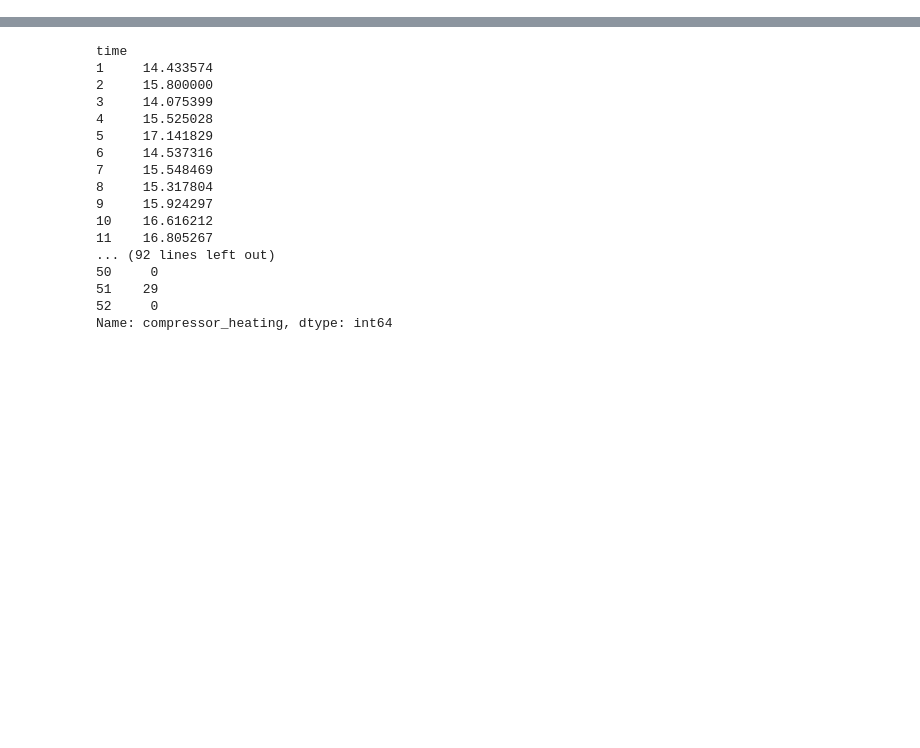
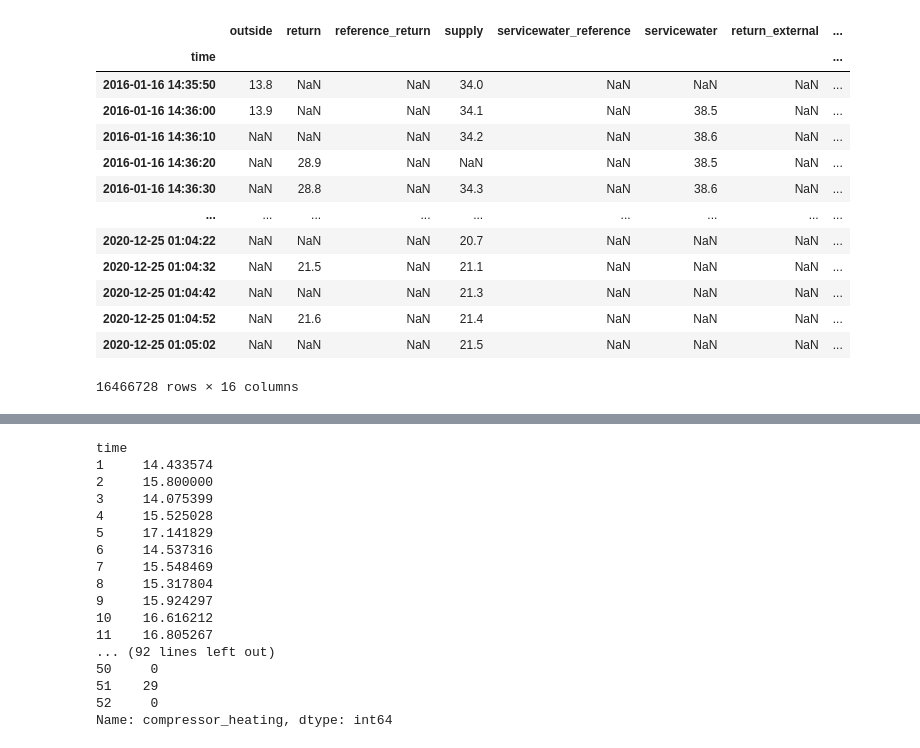
Before and after one commit to ccbur/deep-heatpump-analyzer, a Jupyter notebook: aggregate.ipynb, the cells around one changed output, grey strips where cells are left out. Drawn from its saved outputs; the diff is of its cells as text; code cells hidden in the pictures; blank space fills up the shorter version.

```diff
--- a/aggregate.ipynb
+++ b/aggregate.ipynb
@@ -35,6 +113,31 @@ FileNotFoundError: [Errno 2] No such file or directory: 'data/heatpump_temperatu
 # %%
-merged_df['compressor_heating'] = merged_df['extended_state'].str.contains('compressor heating up:') | merged_df['extended_state'].str.contains('unknown:')
-merged_df['defrosting'] = merged_df['extended_state'].str.contains('defrosting:')
-merged_df['heatpump_running'] = merged_df['state'].str.contains('Heatpump running:')
-merged_df['heatpump_heating'] = merged_df['extended_state'].str.contains('heating:')
-merged_df['heatpump_servicewater'] = merged_df['extended_state'].str.contains('service water:')
+#merged_df['compressor_heating'] = merged_df['extended_state'].str.contains('compressor heating up') | merged_df['extended_state'].str.contains('unknown')
+#merged_df['defrosting'] = merged_df['extended_state'].str.contains('defrosting')
+#merged_df['heatpump_running'] = merged_df['state'].str.contains('Heatpump running')
+#merged_df['heatpump_heating'] = merged_df['extended_state'].str.contains('heating')
+#merged_df['heatpump_servicewater'] = merged_df['extended_state'].str.contains('service water')
+dummies_state = pd.get_dummies(merged_df['state'], sparse=True)
+dummies_extended_state = pd.get_dummies(merged_df['extended_state'], sparse=True)
+merged_df['compressor_heating'] = dummies_extended_state['compressor heating up'] | dummies_extended_state['unknown']
+merged_df['defrosting'] = dummies_extended_state['defrosting']
+merged_df['heatpump_heating'] = dummies_extended_state['heating']
+merged_df['heatpump_servicewater'] = dummies_extended_state['service water']
+merged_df['heatpump_running'] = dummies_state['Heatpump running']
+merged_df.drop(columns=['state'], inplace=True)
+merged_df.drop(columns=['extended_state'], inplace=True)
+merged_df
+# %% [output]
+|  | outside | return | reference_return | supply | servicewater_reference | servicewater | return_external | ... |
+| time |  |  |  |  |  |  |  | ... |
+| 2016-01-16 14:35:50 | 13.8 | NaN | NaN | 34.0 | NaN | NaN | NaN | ... |
+| 2016-01-16 14:36:00 | 13.9 | NaN | NaN | 34.1 | NaN | 38.5 | NaN | ... |
+| 2016-01-16 14:36:10 | NaN | NaN | NaN | 34.2 | NaN | 38.6 | NaN | ... |
+| 2016-01-16 14:36:20 | NaN | 28.9 | NaN | NaN | NaN | 38.5 | NaN | ... |
+| 2016-01-16 14:36:30 | NaN | 28.8 | NaN | 34.3 | NaN | 38.6 | NaN | ... |
+| ... | ... | ... | ... | ... | ... | ... | ... | ... |
+| 2020-12-25 01:04:22 | NaN | NaN | NaN | 20.7 | NaN | NaN | NaN | ... |
+| 2020-12-25 01:04:32 | NaN | 21.5 | NaN | 21.1 | NaN | NaN | NaN | ... |
+| 2020-12-25 01:04:42 | NaN | NaN | NaN | 21.3 | NaN | NaN | NaN | ... |
+| 2020-12-25 01:04:52 | NaN | 21.6 | NaN | 21.4 | NaN | NaN | NaN | ... |
+| 2020-12-25 01:05:02 | NaN | NaN | NaN | 21.5 | NaN | NaN | NaN | ... |
+16466728 rows × 16 columns
```
Also changed, not shown: parts of 15 cells of this notebook.
